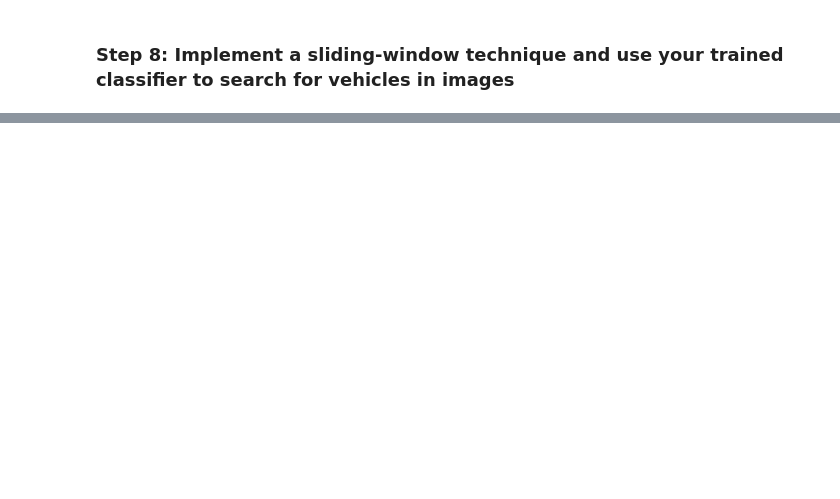
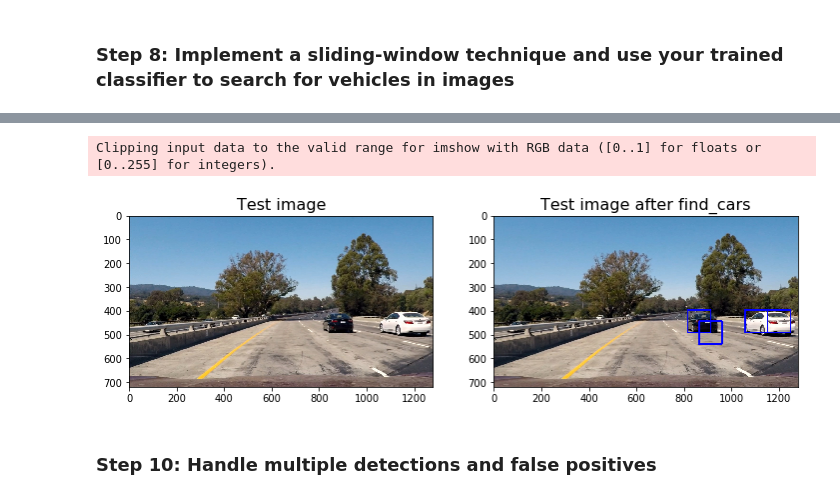
Before and after one commit to miguelangel/sdcnd--07_vehicle-detection-and-tracking, a Jupyter notebook: vehicle_detection_and_tracking.ipynb, the cells around one changed output, grey strips where cells are left out. Saved outputs shown, nothing was run; the diff lists cells and outputs as text; code cells hidden in the pictures; blank space fills up the shorter version.

```diff
--- a/vehicle_detection_and_tracking.ipynb
+++ b/vehicle_detection_and_tracking.ipynb
@@ -487,0 +648,15 @@ image = mpimg.imread('./test_images/test1.jpg')
+# %%
+
+
+out_img, box_list = find_cars(img, y_start_stop, scale, clf, X_scaler, conv=conv, orient=orient,
+                    pix_per_cell=pix_per_cell, cell_per_block=cell_per_block, hog_channel=hog_channel,
+                    spatial_size=(spatial_size), hist_bins=hist_bins, hist_range=hist_range,
+                    spatial_feat=spatial_feat, hist_feat=spatial_feat, hog_feat=hog_feat)
+
+# Plot results
+plt_images(img, 'Test image', out_img, 'Test image after find_cars')
+# %% [output]
+Clipping input data to the valid range for imshow with RGB data ([0..1] for floats or [0..255] for integers).
+[figure, added]
+# %% [markdown]
+### Step 10: Handle multiple detections and false positives
```
Also changed, not shown: parts of 22 cells of this notebook.
